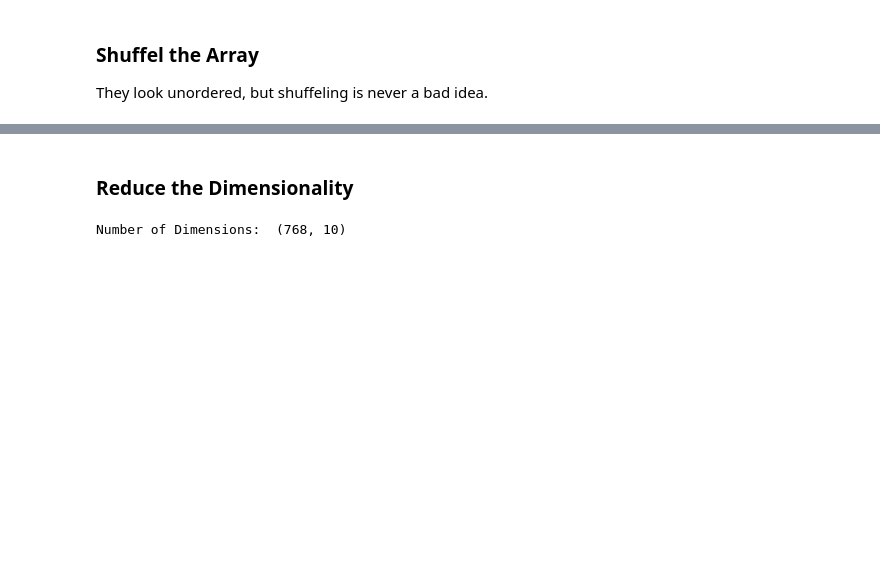
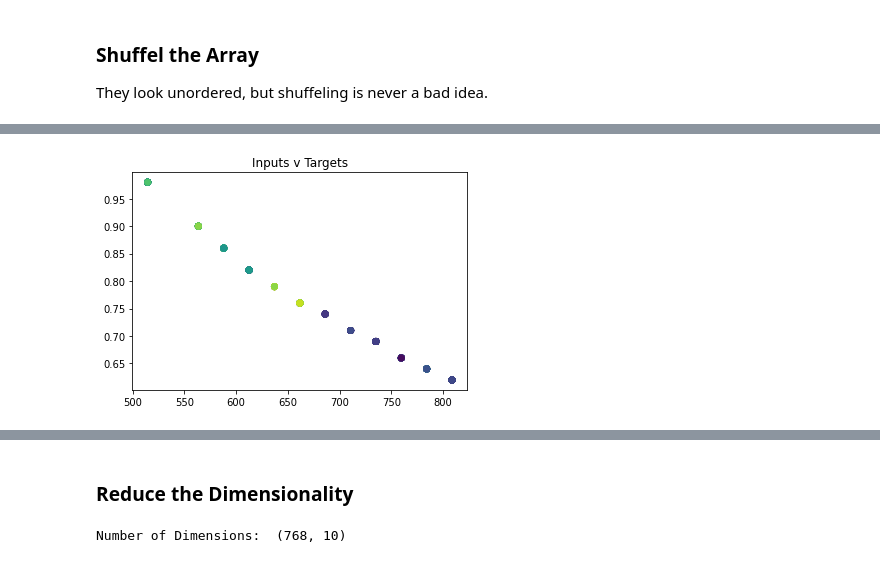
Before and after one commit to Dodecahedrane/COMP-2002-Assignment, a Jupyter notebook: Assignment Notebook.ipynb, the cells around one changed output, grey strips where cells are left out. Drawn from its saved outputs; the diff is of its cells as text; code cells hidden in the pictures; blank space fills up the shorter version.

```diff
--- a/Assignment Notebook.ipynb
+++ b/Assignment Notebook.ipynb
@@ -118,0 +116,7 @@ testInputs, testTargets  = unison_shuffled_copies(testInputs, testTargets)
+# %%
+plt.figure()
+plt.scatter(trainInputs[:,1], trainInputs[:,0], c= trainTargets[:,0])
+plt.title("Inputs v Targets")
+plt.show()
+# %% [output]
+[figure, added]
```
Also changed, not shown: parts of 23 cells of this notebook.
